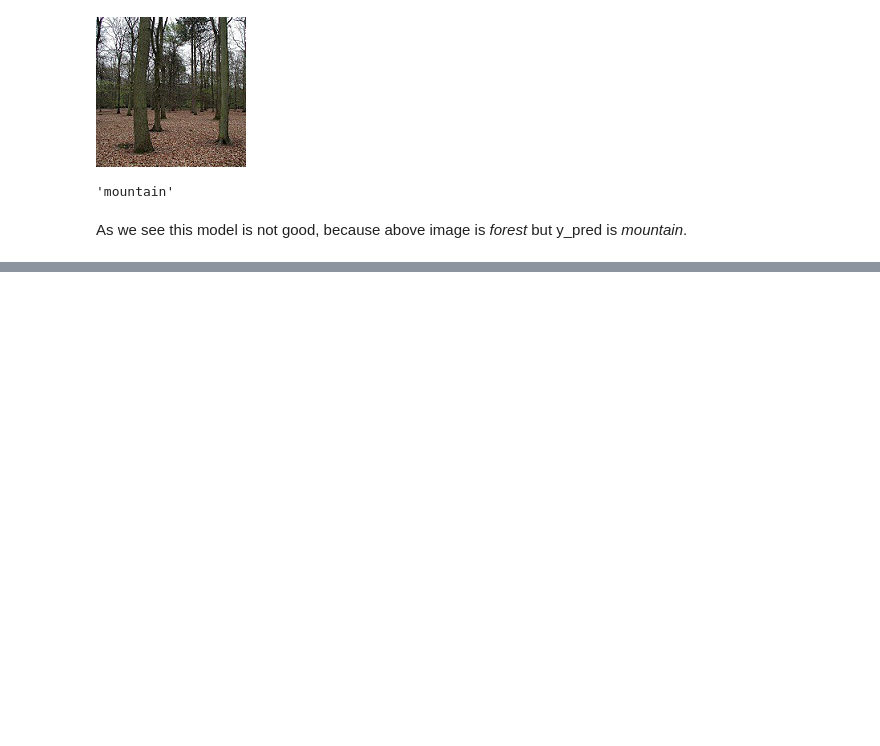
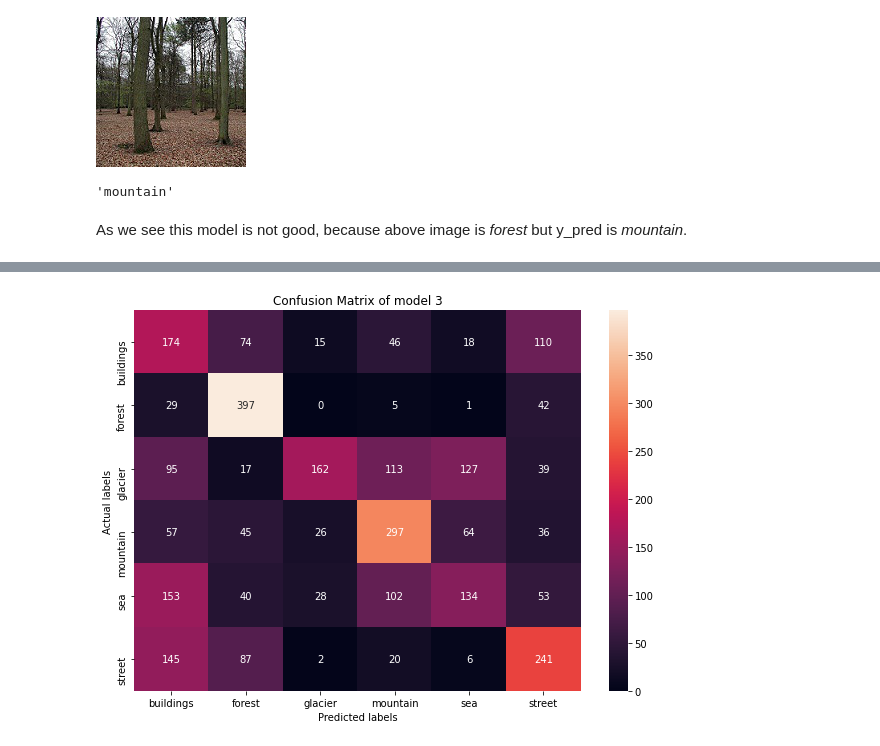
Before and after one commit to ZahraDehghani99/AI-Internship, a Jupyter notebook: Phase02_Intro_to_NN/Phase02_Intro_to_NN.ipynb, the cells around one changed output, grey strips where cells are left out. Saved outputs shown, nothing was run; the diff lists cells and outputs as text; code cells hidden in the pictures; blank space fills up the shorter version.

```diff
--- a/Phase02_Intro_to_NN/Phase02_Intro_to_NN.ipynb
+++ b/Phase02_Intro_to_NN/Phase02_Intro_to_NN.ipynb
@@ -1373,0 +1594,17 @@ As we see this model is not good, because above image is *forest* but y_pred is
+# %%
+from sklearn import metrics
+import seaborn as sns
+import matplotlib.pyplot as plt
+
+plt.figure(figsize = (10,7))
+ax= plt.subplot()
+cnf_matrix = metrics.confusion_matrix(y_actual_test, y_pred_test)
+sns.heatmap(pd.DataFrame(cnf_matrix), annot=True, fmt='g', ax=ax);  #annot=True to annotate cells, ftm='g' to disable scientific notation
+
+# labels, title and ticks
+ax.set_xlabel('Predicted labels');ax.set_ylabel('Actual labels');
+ax.set_title('Confusion Matrix of model 3');
+class_names=['buildings', 'forest' ,'glacier', 'mountain', 'sea' ,'street']
+ax.xaxis.set_ticklabels(class_names); ax.yaxis.set_ticklabels(class_names);
+# %% [output]
+[figure, added]
```
Also changed, not shown: parts of 26 cells of this notebook.
